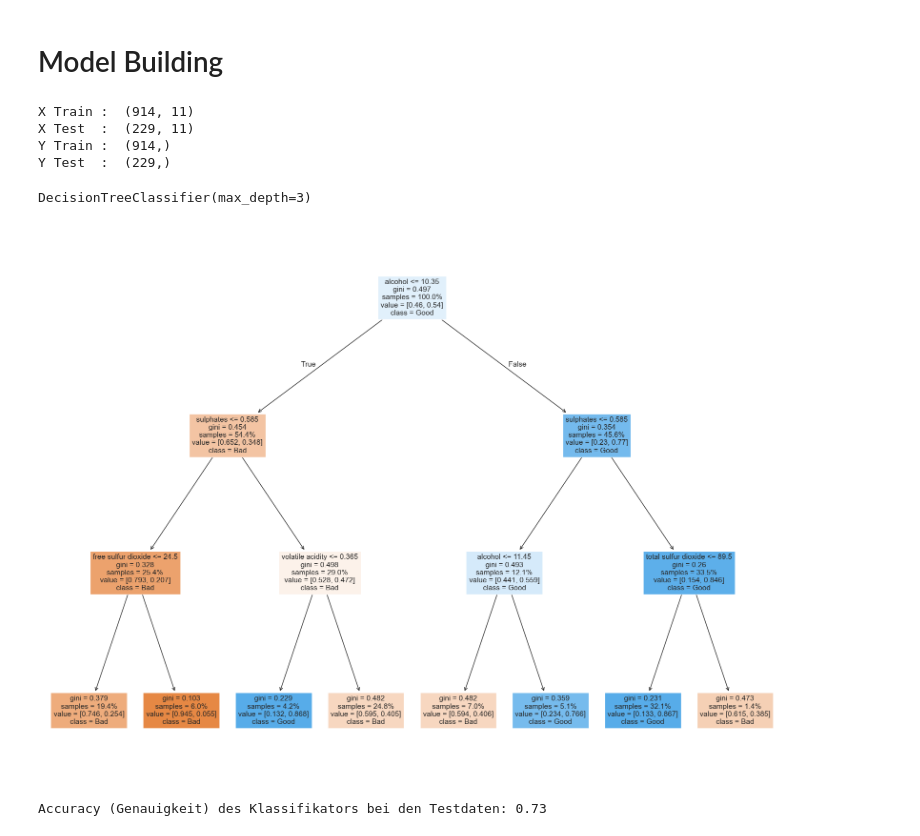
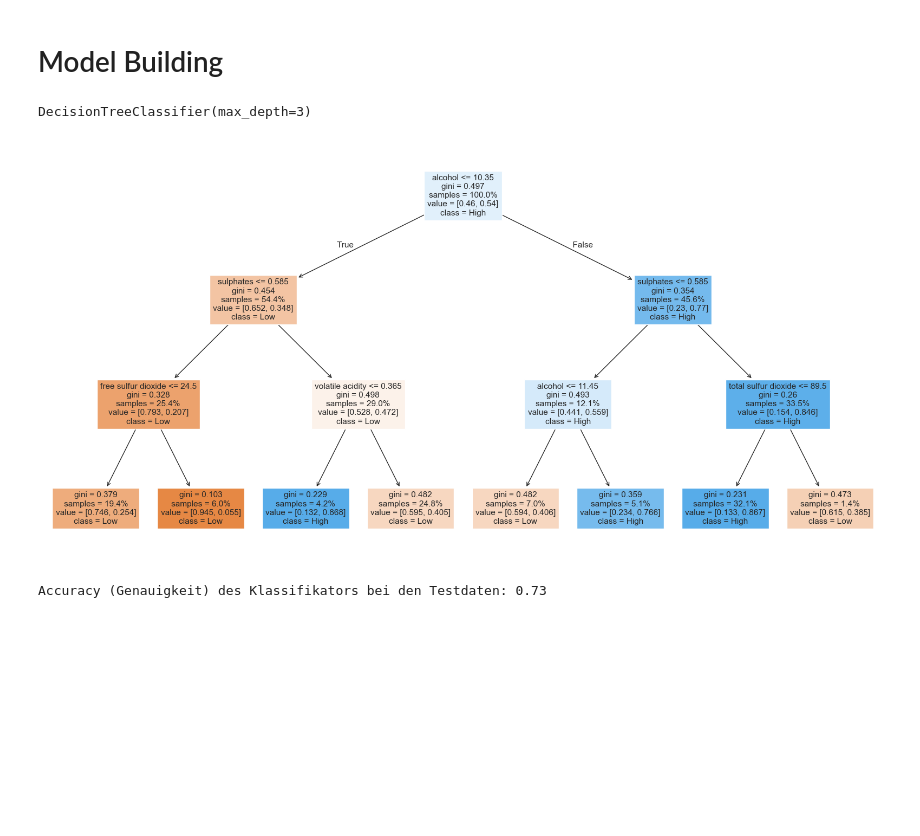
Before and after one commit to rhkraptor/AML, a Jupyter notebook: Adjusting_winequa_inaccordancewith_sklearn.ipynb, the cells around one changed output. Cells and saved outputs as stored; diff of their text form; code cells hidden in the pictures; blank space fills up the shorter version.

```diff
--- a/Adjusting_winequa_inaccordancewith_sklearn.ipynb
+++ b/Adjusting_winequa_inaccordancewith_sklearn.ipynb
@@ -123,16 +123,6 @@ y = df["quality_binary"]
 # %%
 # Splitting the Dataset into Test and Training Datasets
 X_train, X_test, y_train, y_test = train_test_split(X, y, test_size=0.2, random_state=42)
-
-print("X Train : ", X_train.shape)
-print("X Test  : ", X_test.shape)
-print("Y Train : ", y_train.shape)
-print("Y Test  : ", y_test.shape)
-# %% [output]
-X Train :  (914, 11)
-X Test  :  (229, 11)
-Y Train :  (914,)
-Y Test  :  (229,)
 # %%
 # Defining and adjusting the Decision Tree
 model = tree.DecisionTreeClassifier(max_depth=3)
@@ -141,11 +131,11 @@ model.fit(X_train, y_train)
 DecisionTreeClassifier(max_depth=3)
 # %%
 # Visualisierung des Entscheidungsbaums
-plt.figure(figsize=(20,15))
-tree.plot_tree(model, filled=True, feature_names=list(X_train.columns), class_names=['Bad', 'Good'], proportion=True)
+plt.figure(figsize=(20,10))
+tree.plot_tree(model, filled=True, feature_names=list(X_train.columns), class_names=['Low', 'High'], proportion=True)
 plt.show()
 # %% [output]
-[figure, old version]
+[figure, new version]
 # %%
 # Evaluate the model
 accuracy = model.score(X_test, y_test)
```
Also changed, not shown: parts of 3 cells of this notebook.
